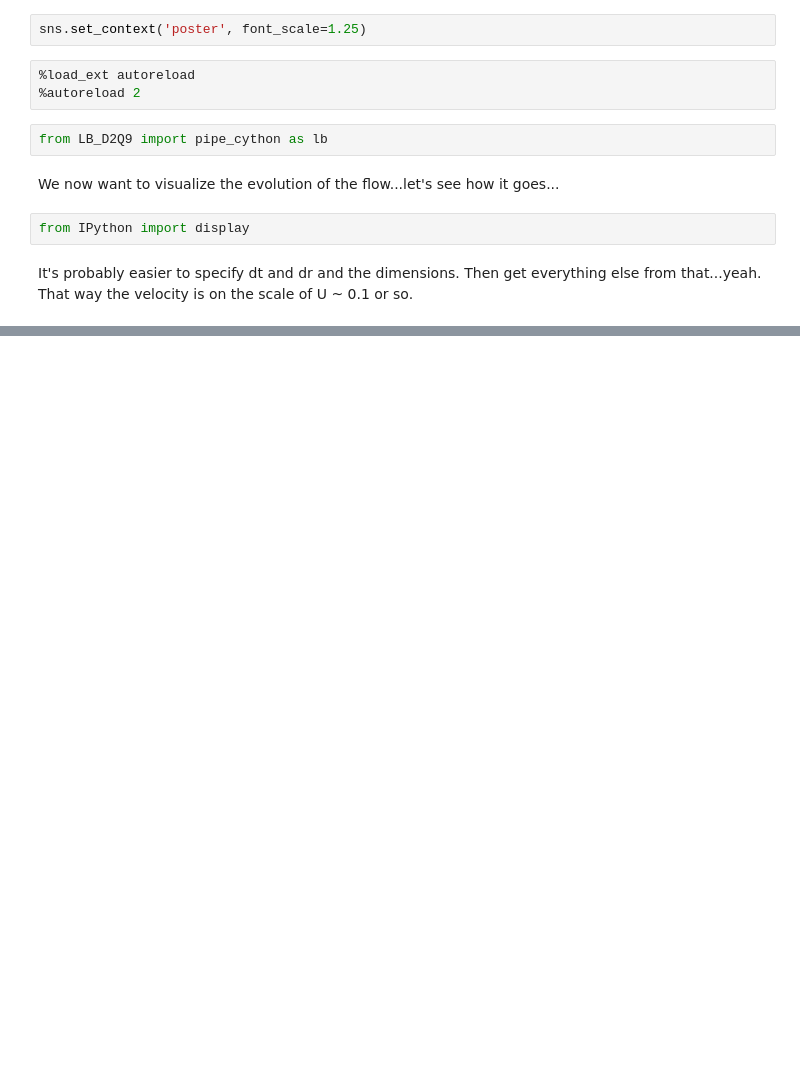
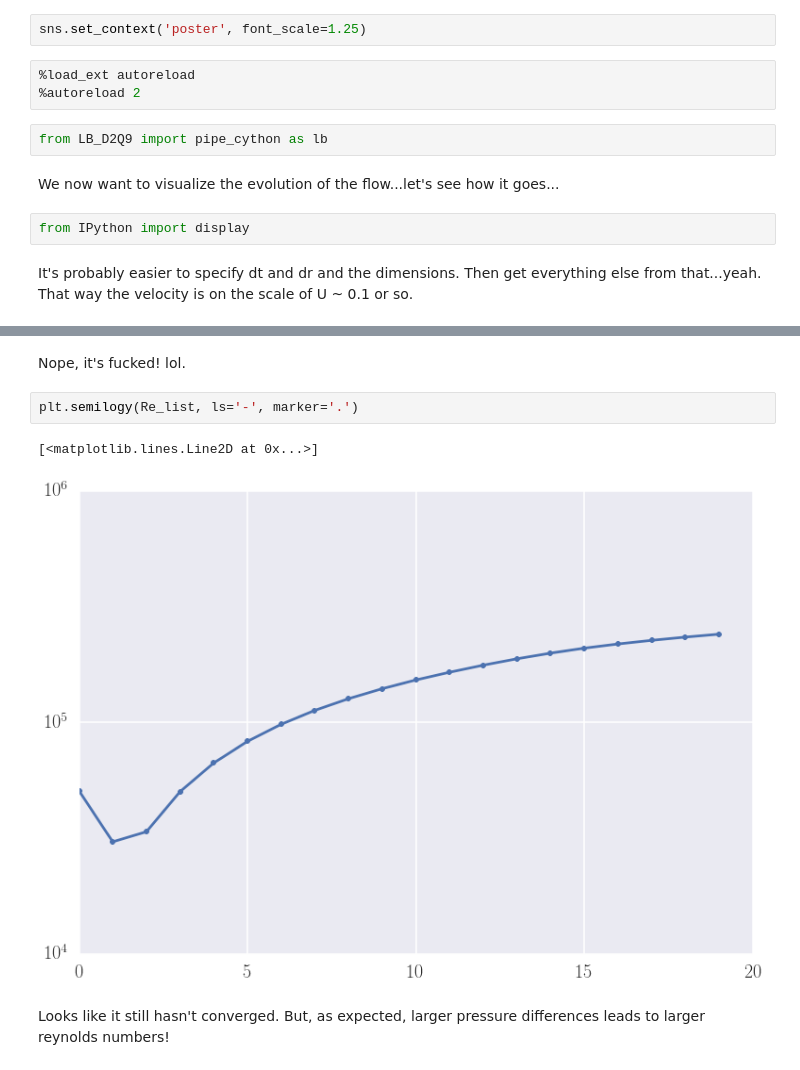
Before and after one commit to latticeboltzmann/2d-lb, a Jupyter notebook: testing/visualizing_pipe_flow_04.ipynb, the cells around one changed output, grey strips where cells are left out. Drawn from its saved outputs; the diff is of its cells as text; blank space fills up the shorter version.

```diff
--- a/testing/visualizing_pipe_flow_04.ipynb
+++ b/testing/visualizing_pipe_flow_04.ipynb
@@ -100,0 +123,9 @@ Cool. Let's say that we have constant input on the left and constant output on t
+# %% [markdown]
+Nope, it's fucked! lol.
+# %%
+plt.semilogy(Re_list, ls='-', marker='.')
+# %% [output]
+[<matplotlib.lines.Line2D at 0x...>]
+[figure, added]
+# %% [markdown]
+Looks like it still hasn't converged. But, as expected, larger pressure differences leads to larger reynolds numbers!
```
Also changed, not shown: parts of 6 cells of this notebook, 1 other file.
